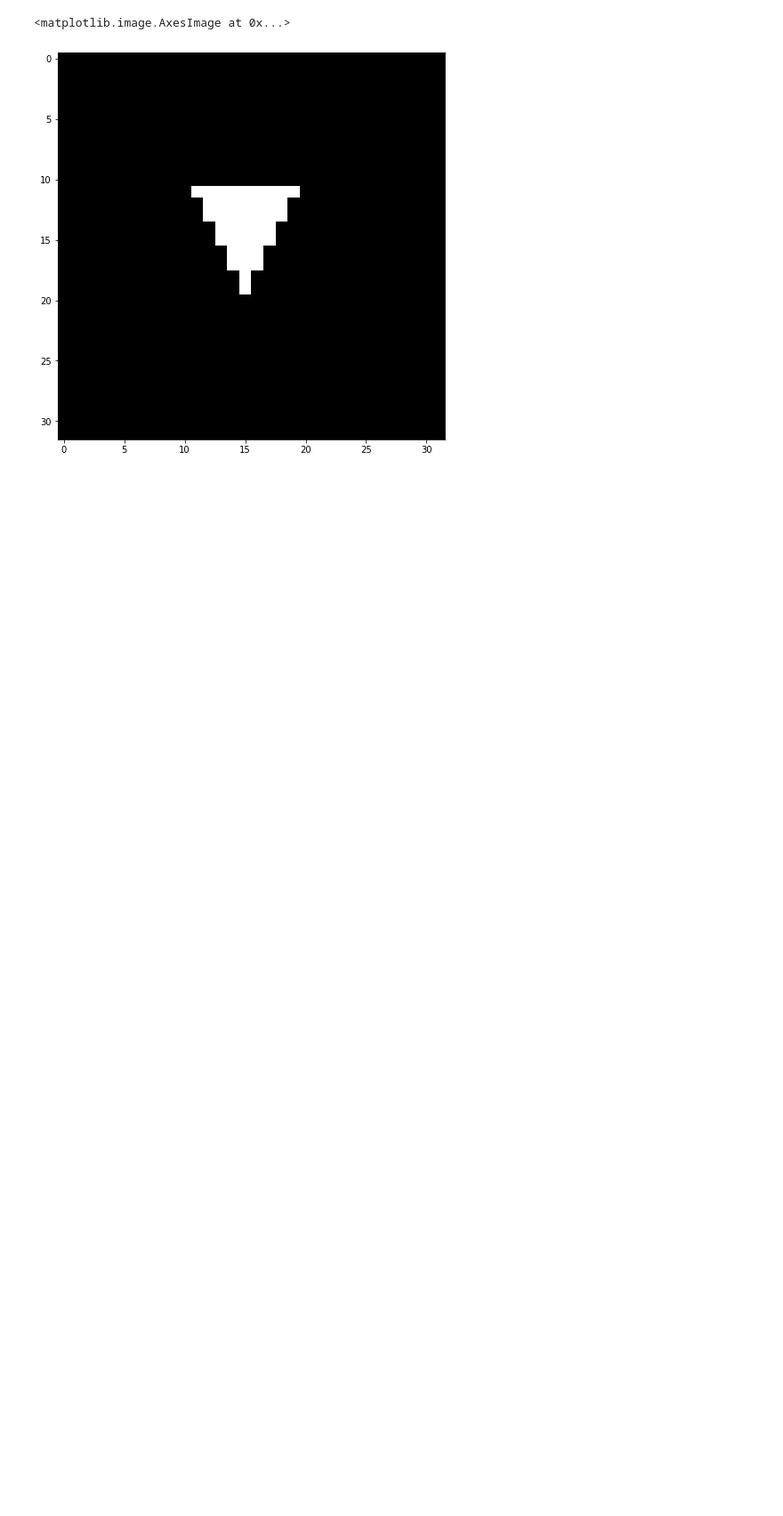
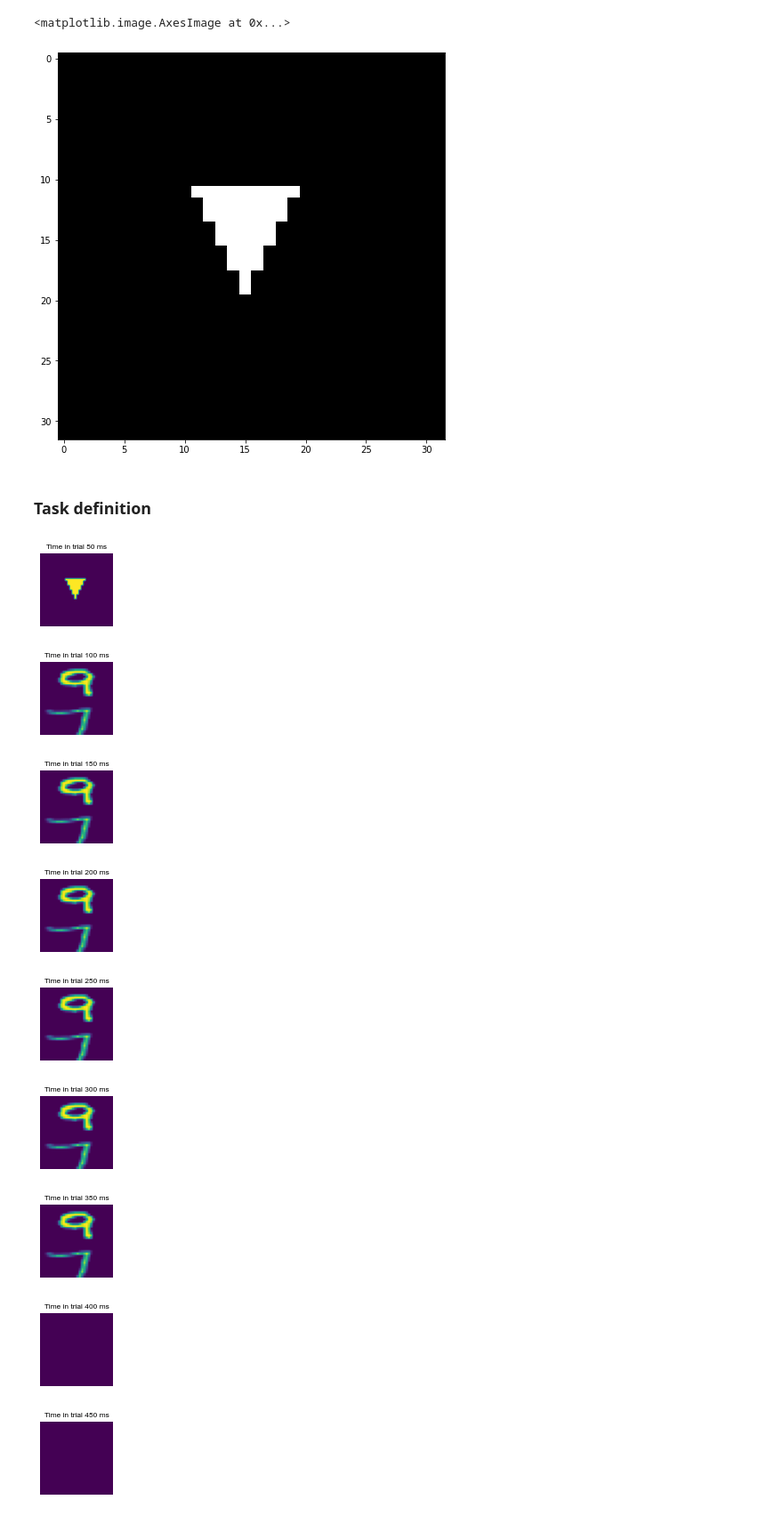
Before and after one commit to YuXie96/neural-brain-models, a Jupyter notebook: MNIST_task.ipynb, the cells around one changed output. Shown: that part at 89% size. Saved outputs shown, nothing was run; the diff lists cells and outputs as text; code cells hidden in the pictures; blank space fills up the shorter version.

```diff
--- a/MNIST_task.ipynb
+++ b/MNIST_task.ipynb
@@ -92,10 +76,12 @@ img[rr, cc] = 1
 
 fig = plt.figure(figsize=(8, 8))
 
-if np.random.rand() < 0.5:
+if np.random.rand() < 0.:
     img = np.flip(img)
 
-plt.imshow(np.flip(img), cmap='gray')
+plt.imshow(img, cmap='gray')
 # %% [output]
 <matplotlib.image.AxesImage at 0x...>
 [figure]
+# %% [markdown]
+### Task definition
@@ -101,0 +229,24 @@ plt.imshow(np.flip(img), cmap='gray')
+# %%
+# Create environment from source code
+vis_env = MyTask(dt=50)
+vis_env.reset(no_step=True)
+
+# Loop through several time steps
+for i in range(9):
+    ob, _, _, _ = vis_env.step(action=0)  # keep choosing action 0
+
+    plt.figure(figsize=(1.5, 1.5))
+    plt.imshow(ob[0])
+    plt.title('Time in trial {:d} ms'.format(vis_env.t))
+    plt.axis('off')
+    plt.show()
+# %% [output]
+[figure, added]
+[figure, added]
+[figure, added]
+[figure, added]
+[figure, added]
+[figure, added]
+[figure, added]
+[figure, added]
+[figure, added]
```
Also changed, not shown: parts of 4 cells of this notebook, 1 other file.
